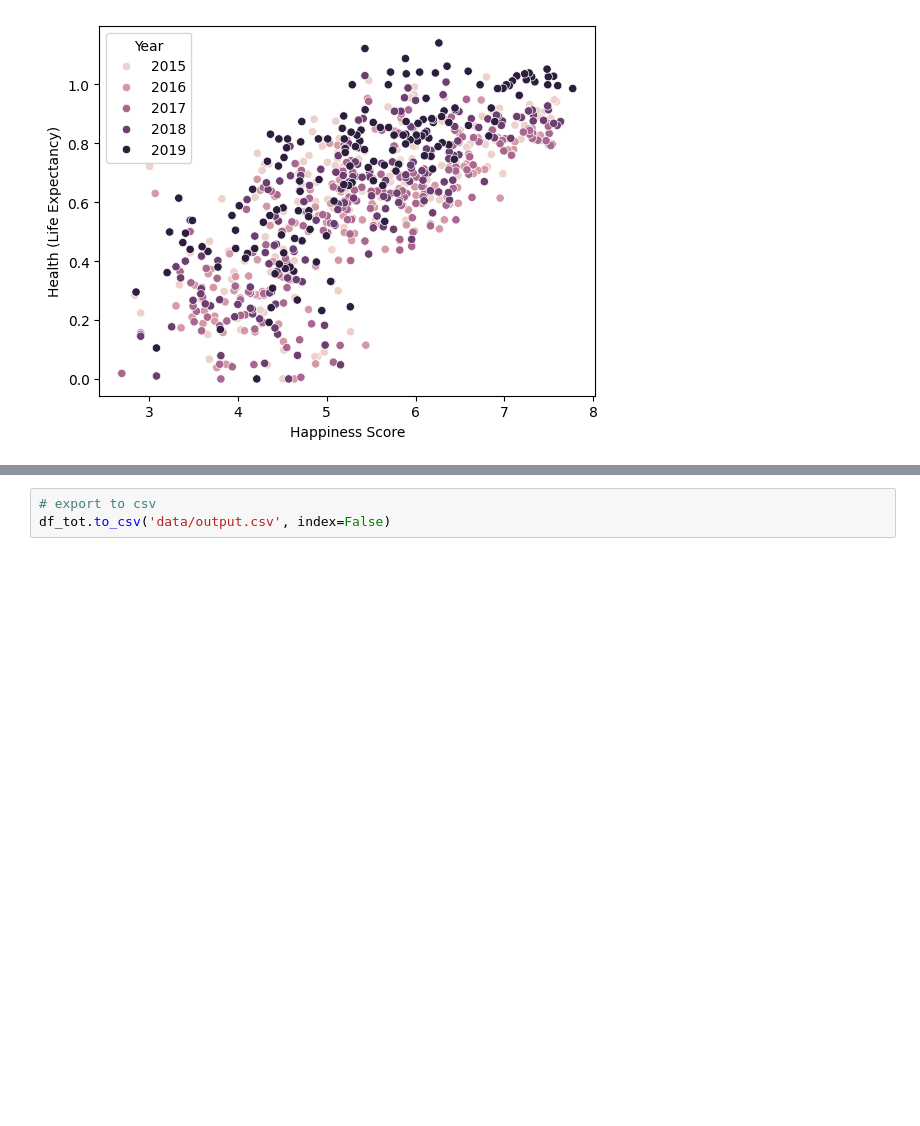
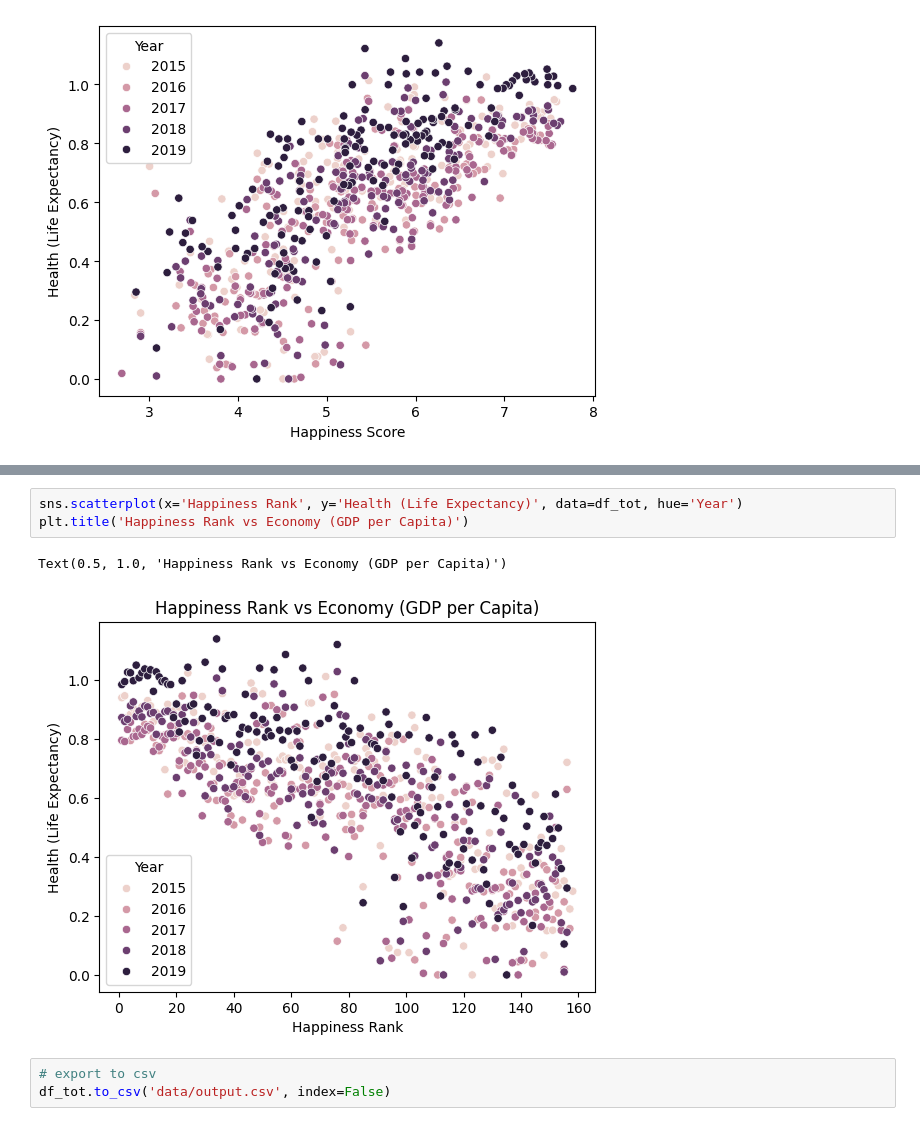
Before and after one commit to Rahifhiba/World-happiness-Report, a Jupyter notebook: data_study.ipynb, the cells around one changed output, grey strips where cells are left out. Drawn from its saved outputs; the diff is of its cells as text; blank space fills up the shorter version.

```diff
--- a/data_study.ipynb
+++ b/data_study.ipynb
@@ -539,3 +509,9 @@ sns.scatterplot(x='Happiness Score', y='Economy (GDP per Capita)', data=df_tot,
+# %%
+sns.scatterplot(x='Happiness Rank', y='Health (Life Expectancy)', data=df_tot, hue='Year')
+plt.title('Happiness Rank vs Economy (GDP per Capita)')
+# %% [output]
+Text(0.5, 1.0, 'Happiness Rank vs Economy (GDP per Capita)')
+[figure, added]
 # %%
 # export to csv
 df_tot.to_csv('data/output.csv', index=False)
```
Also changed, not shown: parts of 7 cells of this notebook, 1 other file.
